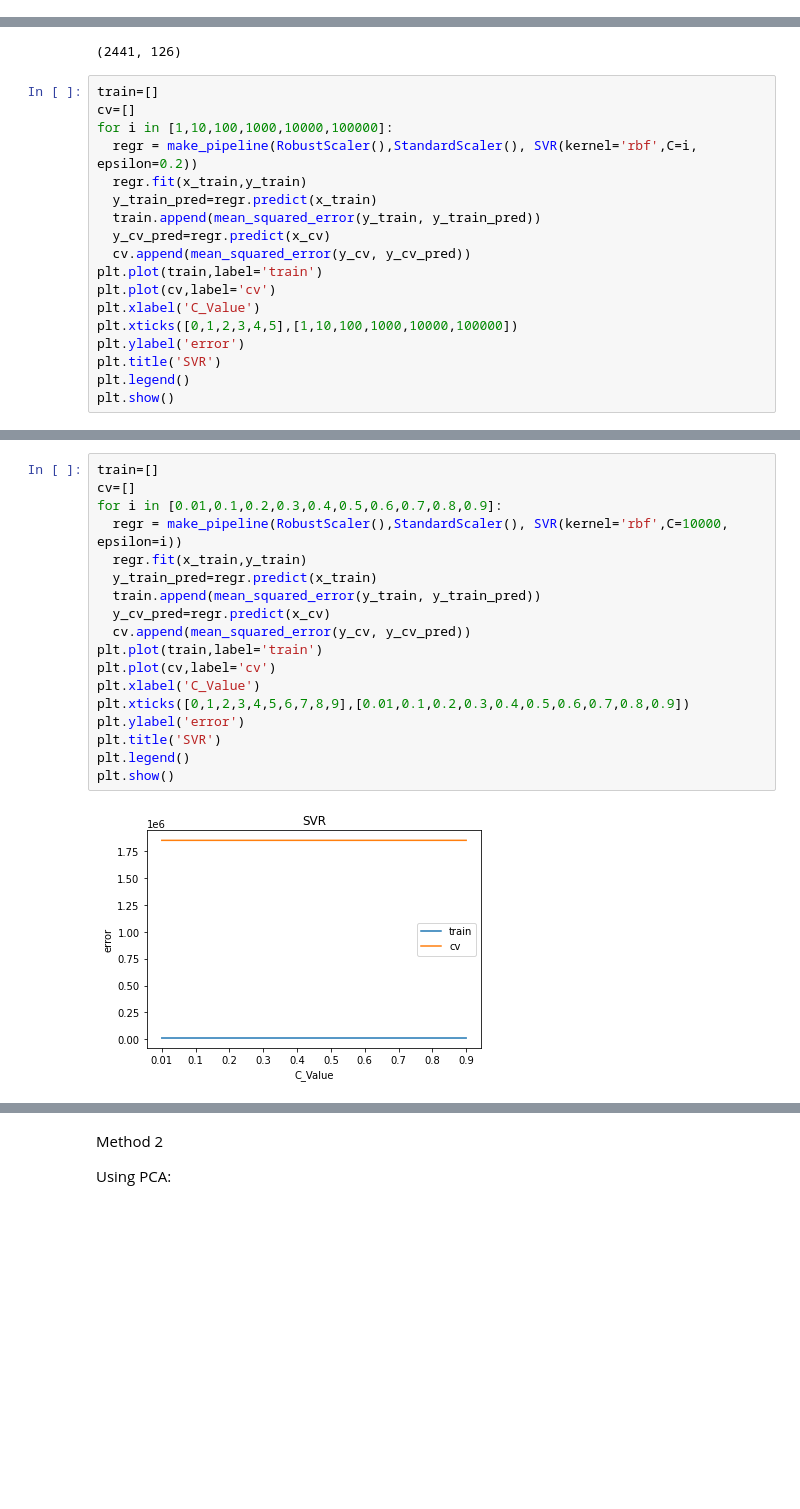
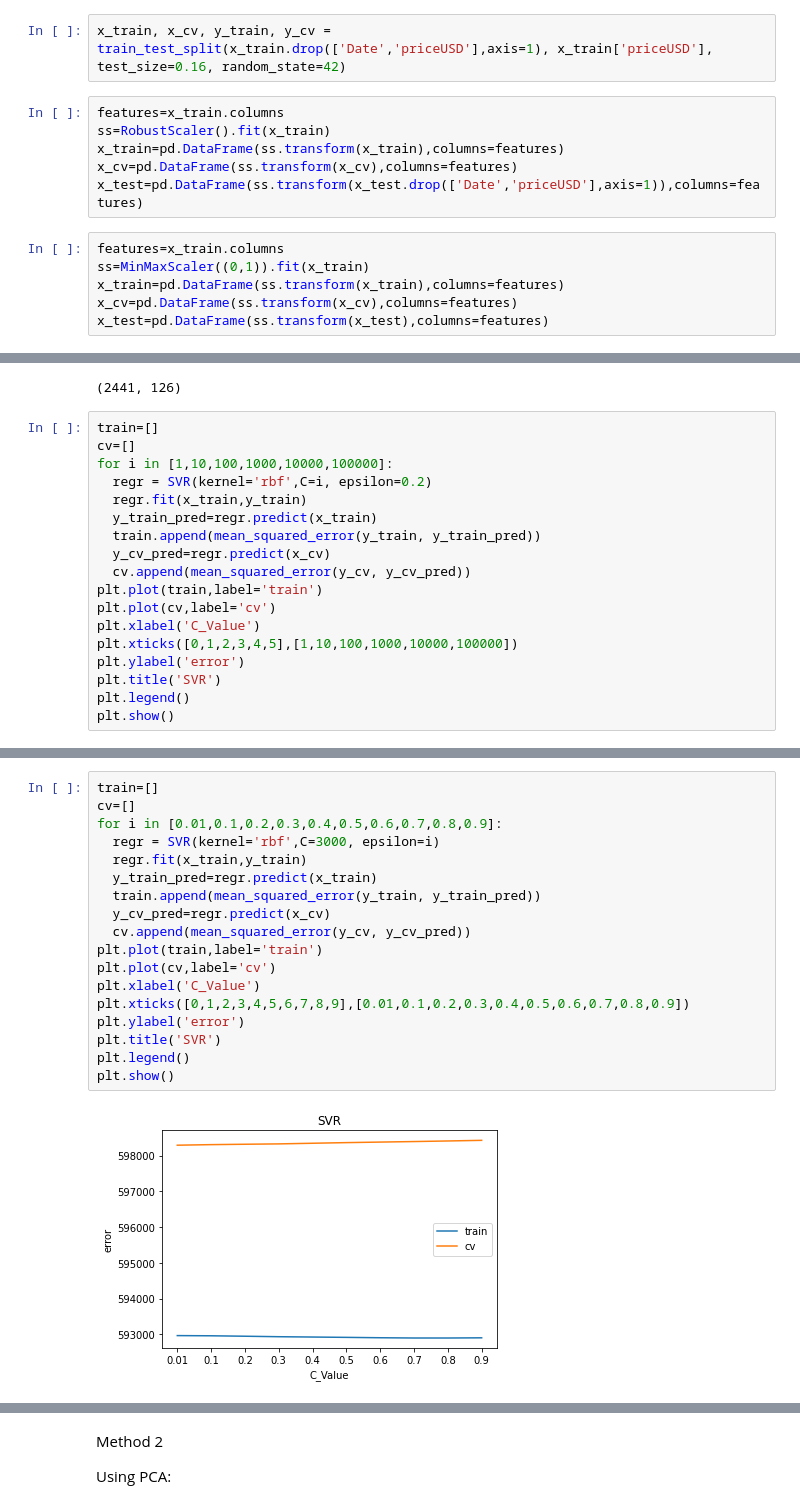
Before and after one commit to skillnerve/DataScience-Projects, a Jupyter notebook: BTC.ipynb, the cells around one changed output, grey strips where cells are left out. Cells and saved outputs as stored; diff of their text form; blank space fills up the shorter version.

```diff
--- a/BTC.ipynb
+++ b/BTC.ipynb
@@ -212,0 +371,14 @@ x_test=pd.DataFrame(ss.transform(x_test.drop(['Date','priceUSD'],axis=1)),column
+# %%
+x_train, x_cv, y_train, y_cv = train_test_split(x_train.drop(['Date','priceUSD'],axis=1), x_train['priceUSD'], test_size=0.16, random_state=42)
+# %%
+features=x_train.columns
+ss=RobustScaler().fit(x_train)
+x_train=pd.DataFrame(ss.transform(x_train),columns=features)
+x_cv=pd.DataFrame(ss.transform(x_cv),columns=features)
+x_test=pd.DataFrame(ss.transform(x_test.drop(['Date','priceUSD'],axis=1)),columns=features)
+# %%
+features=x_train.columns
+ss=MinMaxScaler((0,1)).fit(x_train)
+x_train=pd.DataFrame(ss.transform(x_train),columns=features)
+x_cv=pd.DataFrame(ss.transform(x_cv),columns=features)
+x_test=pd.DataFrame(ss.transform(x_test),columns=features)
@@ -294,7 +476,7 @@ x_train.shape
 train=[]
 cv=[]
 for i in [1,10,100,1000,10000,100000]:
-  regr = make_pipeline(RobustScaler(),StandardScaler(), SVR(kernel='rbf',C=i, epsilon=0.2))
+  regr = SVR(kernel='rbf',C=i, epsilon=0.2)
   regr.fit(x_train,y_train)
   y_train_pred=regr.predict(x_train)
   train.append(mean_squared_error(y_train, y_train_pred))
@@ -313,21 +495,21 @@ plt.show()
 # %%
 train=[]
 cv=[]
 for i in [0.01,0.1,0.2,0.3,0.4,0.5,0.6,0.7,0.8,0.9]:
-  regr = make_pipeline(RobustScaler(),StandardScaler(), SVR(kernel='rbf',C=10000, epsilon=i))
+  regr = SVR(kernel='rbf',C=3000, epsilon=i)
   regr.fit(x_train,y_train)
   y_train_pred=regr.predict(x_train)
   train.append(mean_squared_error(y_train, y_train_pred))
   y_cv_pred=regr.predict(x_cv)
   cv.append(mean_squared_error(y_cv, y_cv_pred))
 plt.plot(train,label='train')
 plt.plot(cv,label='cv')
 plt.xlabel('C_Value')
 plt.xticks([0,1,2,3,4,5,6,7,8,9],[0.01,0.1,0.2,0.3,0.4,0.5,0.6,0.7,0.8,0.9])
 plt.ylabel('error')
 plt.title('SVR')
 plt.legend()
 plt.show()
 # %% [output]
-[figure, old version]
+[figure, new version]
 # %%
```
Also changed, not shown: parts of 140 cells of this notebook.
